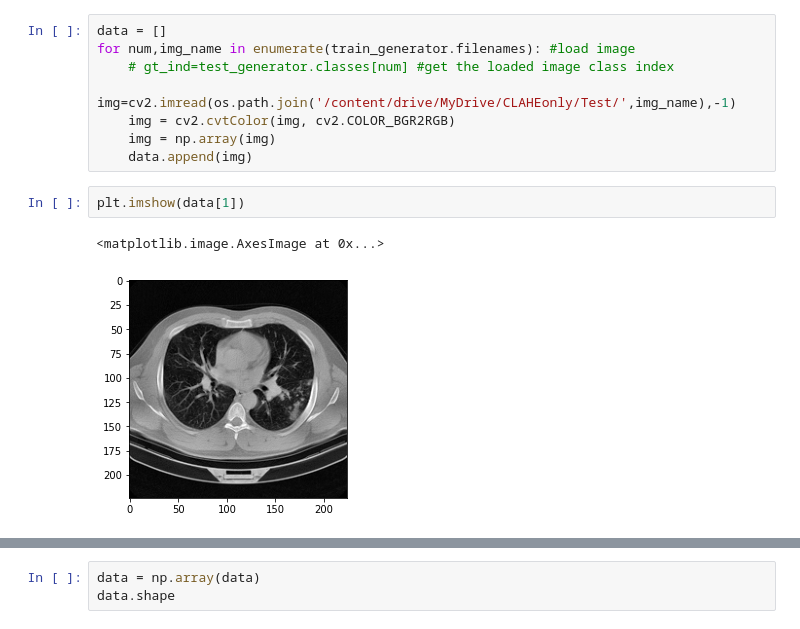
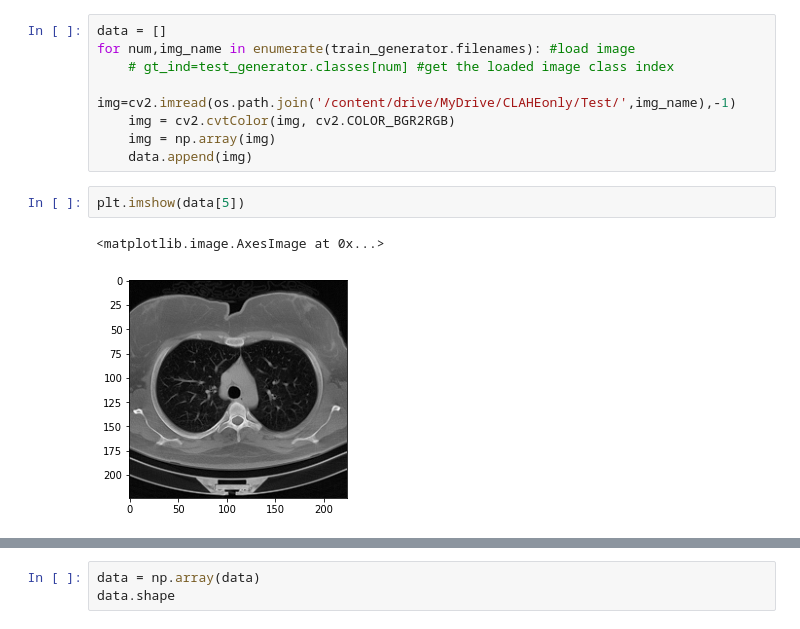
Before and after one commit to rfadhila07/COVID-19-CLASSIFICATION, a Jupyter notebook: TA_NewScenario.ipynb, the cells around one changed output, grey strips where cells are left out. Cells and saved outputs as stored; diff of their text form.

```diff
--- a/TA_NewScenario.ipynb
+++ b/TA_NewScenario.ipynb
@@ -207,7 +207,7 @@ for num,img_name in enumerate(train_generator.filenames): #load image
     img = np.array(img)
     data.append(img)
 # %%
-plt.imshow(data[1])
+plt.imshow(data[5])
 # %% [output]
 <matplotlib.image.AxesImage at 0x...>
-[figure, old version]
+[figure, new version]
```
Also changed, not shown: parts of 20 cells of this notebook.
